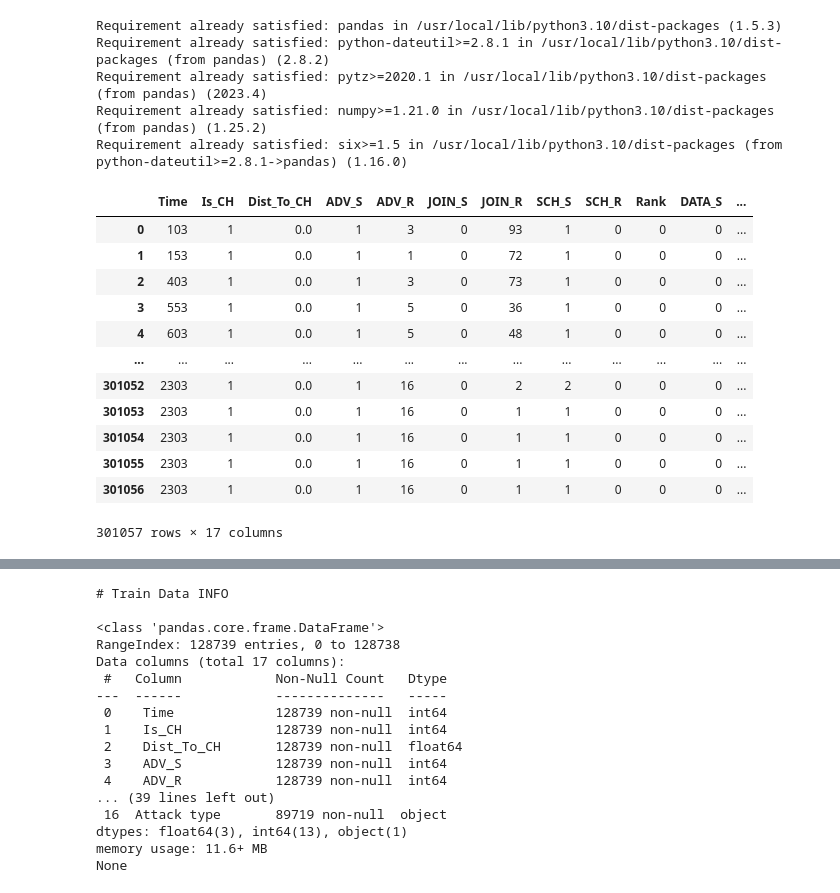
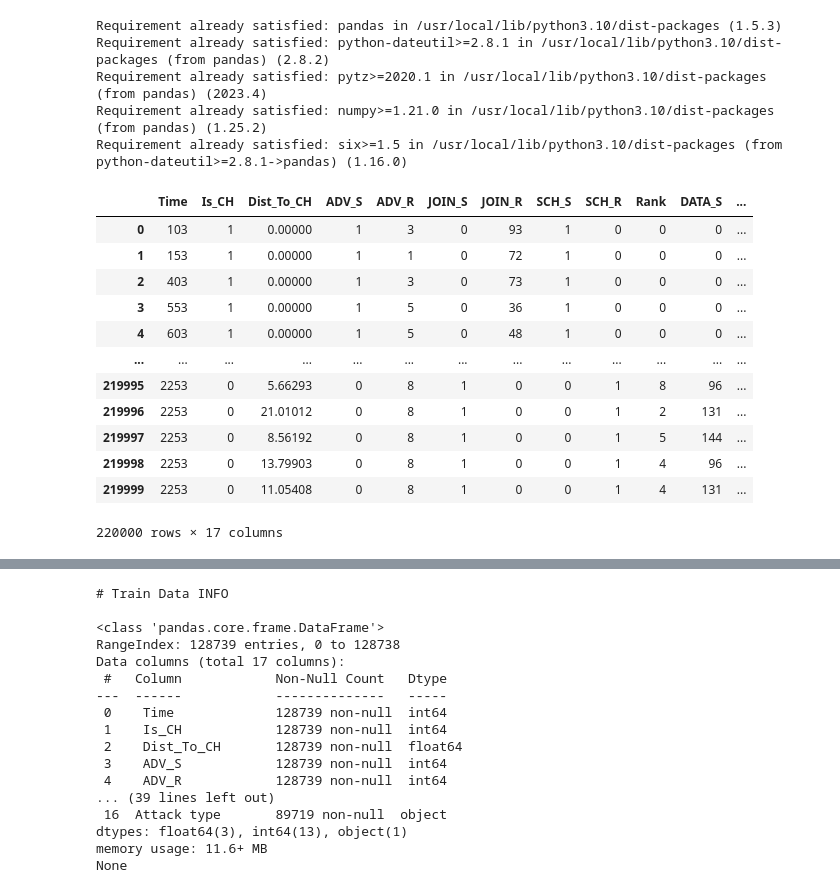
Before and after one commit to prksh830/Healthcare, a Jupyter notebook: Untitled5.ipynb, the cells around one changed output, grey strips where cells are left out. Cells and saved outputs as stored; diff of their text form; code cells hidden in the pictures.

```diff
--- a/Untitled5.ipynb
+++ b/Untitled5.ipynb
@@ -44,19 +44,19 @@ import pandas as pd
 # %%
 train_data = pd.read_csv('wsndstraining.csv')
 test_data = pd.read_csv('wsndstesting.csv')
-# %%
-df.head(374661)
-# %% [output]
-|  | Time | Is_CH | Dist_To_CH | ADV_S | ADV_R | JOIN_S | JOIN_R | SCH_S | SCH_R | Rank | DATA_S | ... |
-| 0 | 103 | 1 | 0.0 | 1 | 3 | 0 | 93 | 1 | 0 | 0 | 0 | ... |
-| 1 | 153 | 1 | 0.0 | 1 | 1 | 0 | 72 | 1 | 0 | 0 | 0 | ... |
-| 2 | 403 | 1 | 0.0 | 1 | 3 | 0 | 73 | 1 | 0 | 0 | 0 | ... |
-| 3 | 553 | 1 | 0.0 | 1 | 5 | 0 | 36 | 1 | 0 | 0 | 0 | ... |
-| 4 | 603 | 1 | 0.0 | 1 | 5 | 0 | 48 | 1 | 0 | 0 | 0 | ... |
-| ... | ... | ... | ... | ... | ... | ... | ... | ... | ... | ... | ... | ... |
-| 301052 | 2303 | 1 | 0.0 | 1 | 16 | 0 | 2 | 2 | 0 | 0 | 0 | ... |
-| 301053 | 2303 | 1 | 0.0 | 1 | 16 | 0 | 1 | 1 | 0 | 0 | 0 | ... |
-| 301054 | 2303 | 1 | 0.0 | 1 | 16 | 0 | 1 | 1 | 0 | 0 | 0 | ... |
-| 301055 | 2303 | 1 | 0.0 | 1 | 16 | 0 | 1 | 1 | 0 | 0 | 0 | ... |
-| 301056 | 2303 | 1 | 0.0 | 1 | 16 | 0 | 1 | 1 | 0 | 0 | 0 | ... |
-301057 rows × 17 columns
+# %%
+train_data.head(220000)
+# %% [output]
+|  | Time | Is_CH | Dist_To_CH | ADV_S | ADV_R | JOIN_S | JOIN_R | SCH_S | SCH_R | Rank | DATA_S | ... |
+| 0 | 103 | 1 | 0.00000 | 1 | 3 | 0 | 93 | 1 | 0 | 0 | 0 | ... |
+| 1 | 153 | 1 | 0.00000 | 1 | 1 | 0 | 72 | 1 | 0 | 0 | 0 | ... |
+| 2 | 403 | 1 | 0.00000 | 1 | 3 | 0 | 73 | 1 | 0 | 0 | 0 | ... |
+| 3 | 553 | 1 | 0.00000 | 1 | 5 | 0 | 36 | 1 | 0 | 0 | 0 | ... |
+| 4 | 603 | 1 | 0.00000 | 1 | 5 | 0 | 48 | 1 | 0 | 0 | 0 | ... |
+| ... | ... | ... | ... | ... | ... | ... | ... | ... | ... | ... | ... | ... |
+| 219995 | 2253 | 0 | 5.66293 | 0 | 8 | 1 | 0 | 0 | 1 | 8 | 96 | ... |
+| 219996 | 2253 | 0 | 21.01012 | 0 | 8 | 1 | 0 | 0 | 1 | 2 | 131 | ... |
+| 219997 | 2253 | 0 | 8.56192 | 0 | 8 | 1 | 0 | 0 | 1 | 5 | 144 | ... |
+| 219998 | 2253 | 0 | 13.79903 | 0 | 8 | 1 | 0 | 0 | 1 | 4 | 96 | ... |
+| 219999 | 2253 | 0 | 11.05408 | 0 | 8 | 1 | 0 | 0 | 1 | 4 | 131 | ... |
+220000 rows × 17 columns
```
Also changed, not shown: parts of 10 cells of this notebook.
